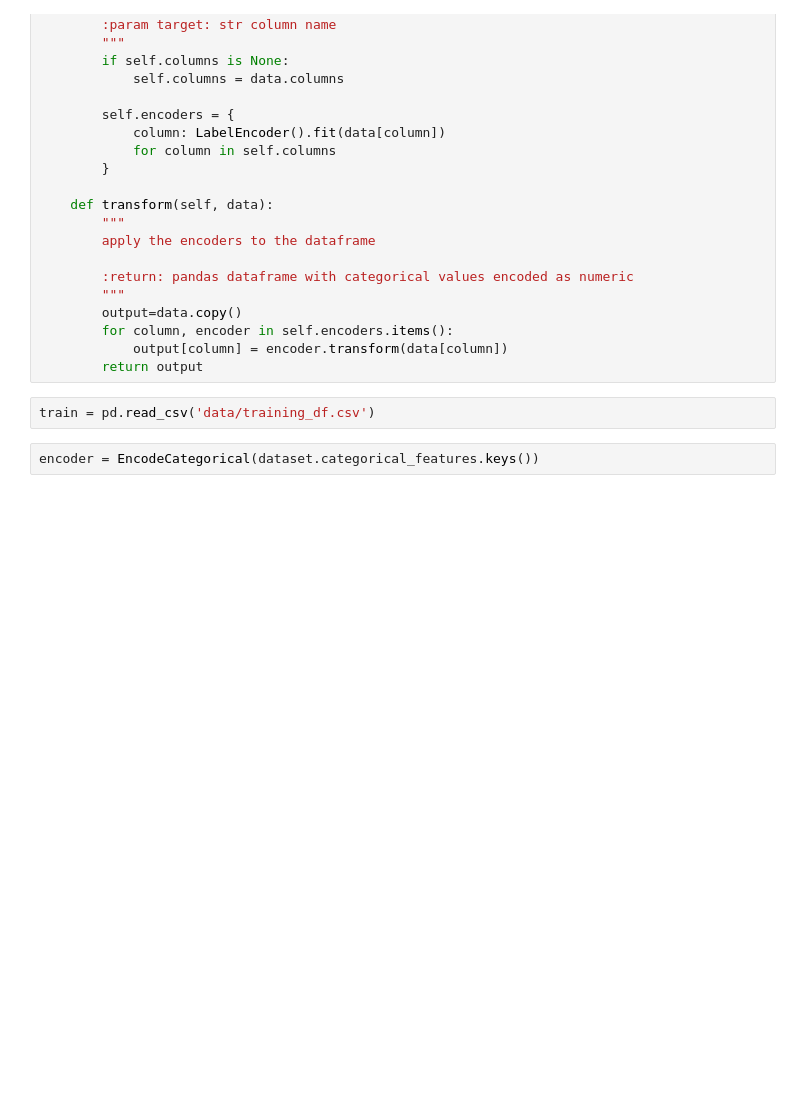
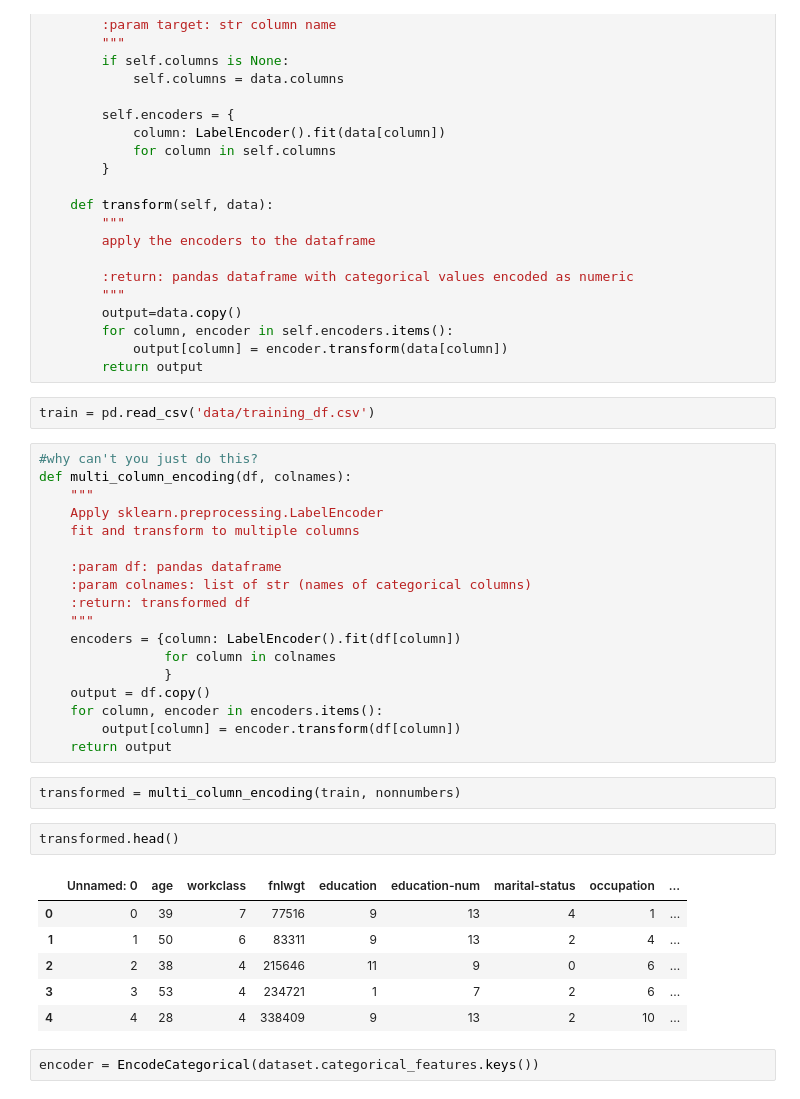
Before and after one commit to szeitlin/labor-force, a Jupyter notebook: 09132016_troubleshooting_data_download.ipynb, the cells around one changed output. Cells and saved outputs as stored; diff of their text form; blank space fills up the shorter version.

Commit message:
simplified methods for encoding and imputing on multiple columns

```diff
--- a/09132016_troubleshooting_data_download.ipynb
+++ b/09132016_troubleshooting_data_download.ipynb
@@ -285,6 +281,35 @@ class EncodeCategorical(BaseEstimator, TransformerMixin):
         return output
 # %%
 train = pd.read_csv('data/training_df.csv')
+# %%
+#why can't you just do this?
+def multi_column_encoding(df, colnames):
+    """
+    Apply sklearn.preprocessing.LabelEncoder
+    fit and transform to multiple columns
+
+    :param df: pandas dataframe
+    :param colnames: list of str (names of categorical columns)
+    :return: transformed df
+    """
+    encoders = {column: LabelEncoder().fit(df[column])
+                for column in colnames
+                }
+    output = df.copy()
+    for column, encoder in encoders.items():
+        output[column] = encoder.transform(df[column])
+    return output
+# %%
+transformed = multi_column_encoding(train, nonnumbers)
+# %%
+transformed.head()
+# %% [output]
+|  | Unnamed: 0 | age | workclass | fnlwgt | education | education-num | marital-status | occupation | ... |
+| 0 | 0 | 39 | 7 | 77516 | 9 | 13 | 4 | 1 | ... |
+| 1 | 1 | 50 | 6 | 83311 | 9 | 13 | 2 | 4 | ... |
+| 2 | 2 | 38 | 4 | 215646 | 11 | 9 | 0 | 6 | ... |
+| 3 | 3 | 53 | 4 | 234721 | 1 | 7 | 2 | 6 | ... |
+| 4 | 4 | 28 | 4 | 338409 | 9 | 13 | 2 | 10 | ... |
 # %%
 encoder = EncodeCategorical(dataset.categorical_features.keys())
 # %%
```
Also changed, not shown: parts of 3 cells of this notebook, 2 other files.
